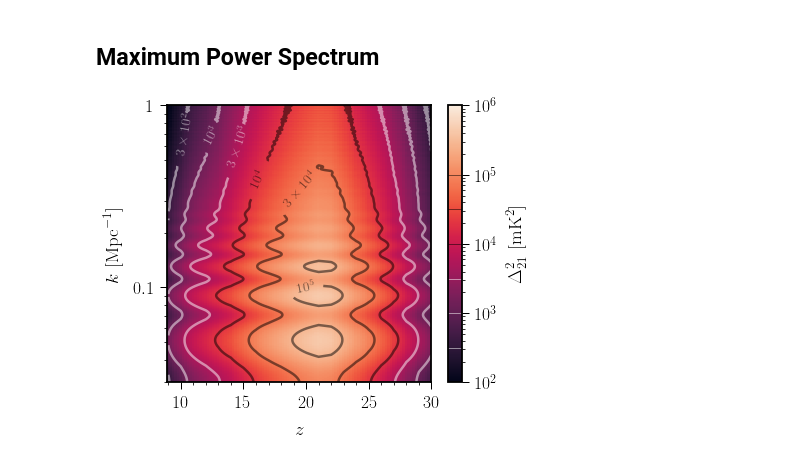
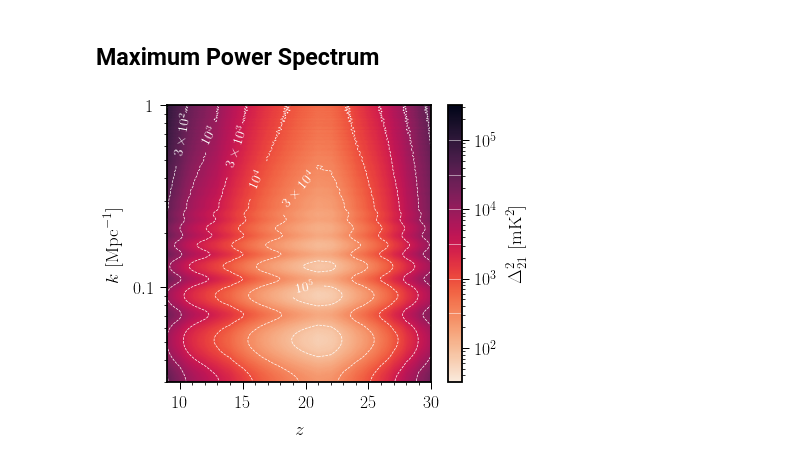
Before and after one commit to hongwanliu/millicharged_DM_with_bath, a Jupyter notebook: notebooks/combine_diff_models.ipynb, the cells around one changed output. Cells and saved outputs as stored; diff of their text form; code cells hidden in the pictures.

Commit message:
Fiducial astro added, pcolor now contourf with 300 contours.

```diff
--- a/notebooks/combine_diff_models.ipynb
+++ b/notebooks/combine_diff_models.ipynb
@@ -512,7 +534,7 @@ T21_fluc = dill.load(open('/scratch/gpfs/hongwanl/millicharged_DM_with_bath/powe
 # %%
 from matplotlib import colors
 from matplotlib import cm
-from scipy.interpolate import interp2d
+from scipy.interpolate import interp1d
 
 
 # delta2_ary has dimensions 4096 x 22 x 90 x 10, k_ary x zlis x Qlis x mmlis
@@ -541,50 +563,56 @@ plt.ylabel(r'$k$ [Mpc$^{-1}$]')
 ax = plt.gca()
 
 data = np.nanmax(max_power_spec_ary, axis=0)*1e6
+
 data[data < 0] = 1e-100
 
-zlis_fine = np.arange(9, 30, 0.2)
+# zlis_fine = np.arange(9, 30, 0.2)
 
-data_fine_interp = interp2d(zlis, k_ary, data)
+# dill.dump((zlis, k_ary, data), open('/home/hongwanl/max_power_spec_ary.p', 'wb'))
+
+data_fine_interp = interp1d(zlis, data)
+
 
 # cplot = ax.contourf(zlis, k_ary, data, [1e2, 10**(2.5), 1e3, 10**(3.5), 1e4, 10**(4.5), 1e5, 10**(5.5)], cmap='rocket', norm=colors.LogNorm())
-cplot = ax.pcolor(zlis_fine, k_ary, data_fine_interp(zlis_fine, k_ary), cmap='rocket', norm=colors.LogNorm(vmin=1e2, vmax=10**(5.5)))
-cs1 = ax.contour(zlis, k_ary, data, [10**(2.5), 1e3, 10**(3.5)], colors='w', alpha=0.5)
+cplot = ax.contourf(zlis, k_ary, data, levels=np.logspace(2, 6, 300), cmap='rocket', norm=colors.LogNorm(vmin=10**(1.5), vmax=10**(5.5)))
+# for c in cplot.collections:
+#     c.set_edgecolor("face")
+
+cs1 = ax.contour(zlis, k_ary, data, [10**(2.5), 1e3, 10**(3.5)], colors='w', linestyles='--', linewidths=0.7)
 
 fmt = {}
 strs = [r'$3 \times 10^2$', r'$10^3$', r'$3 \times 10^3$']
 for l, s in zip(cs1.levels, strs):
     fmt[l] = s
 
 ax.clabel(cs1, fmt=fmt, colors='w', fontsize=14, manual=[(10, 0.7), (12, 0.7), (14, 0.6)], inline_spacing=13)
 
-cs2 = ax.contour(zlis, k_ary, data, [1e4, 10**(4.5), 1e5], colors='k', alpha=0.5)
+cs2 = ax.contour(zlis, k_ary, data, [1e4, 10**(4.5), 1e5], colors='w', linestyles='--', linewidths=0.7)
 fmt = {}
 strs = [r'$10^4$', r'$3 \times 10^4$', r'$10^5$']
 for l, s in zip(cs2.levels, strs):
     fmt[l] = s
 
-ax.clabel(cs2, fmt=fmt, colors='k', fontsize=14, manual=[(16, 0.4), (19, 0.4), (20, 0.1)], inline_spacing=13)
+ax.clabel(cs2, fmt=fmt, colors='w', fontsize=14, manual=[(16, 0.4), (19, 0.4), (20, 0.1)], inline_spacing=13)
 
 
 ax.tick_params(axis='x', direction='out', which='both', top=False)
 ax.tick_params(axis='y', direction='out', which='both', right=False)
 
 # ax.tick_params(axis='y', colors='w', which='both')
 # plt.setp(ax.get_yticklabels(), color='k')
 
-cbar = plt.colorbar(cm.ScalarMappable(norm=colors.LogNorm(vmin=1e2, vmax=10**6), cmap='rocket'), ax=ax)
+cbar = plt.colorbar(cm.ScalarMappable(norm=colors.LogNorm(vmin=10**(1.5), vmax=10**(5.5)), cmap='rocket_r'), ax=ax)
 cbar.set_label(r'$\Delta_{21}^2$ [mK$^2$]')
-cbar.ax.plot([0,1], [10**(2.5), 10**(2.5)], 'w', linewidth=0.5)
-cbar.ax.plot([0,1], [10**(3), 10**(3)], 'w', linewidth=0.5)
-cbar.ax.plot([0,1], [10**(3.5), 10**(3.5)], 'w', linewidth=0.5)
-cbar.ax.plot([0,1], [10**(4), 10**(4)], 'k', linewidth=0.5)
-cbar.ax.plot([0,1], [10**(4.5), 10**(4.5)], 'k', linewidth=0.5)
-cbar.ax.plot([0,1], [10**(5), 10**(5)], 'k', linewidth=0.5)
+
+for l in [10**(2.5), 1e3, 10**(3.5), 1e4, 10**(4.5), 1e5]:
+
+    cbar.ax.plot([0,1], [l, l], 'w', linewidth=0.5)
+
 cbar.ax.tick_params(axis='y', direction='out', which='both')
 
 plt.tight_layout()
 
 plt.savefig('plots/max_power_spec.pdf')
 # %% [output]
-[figure, old version]
+[figure, new version]
```
Also changed, not shown: parts of 2 cells of this notebook, 4 other files.
